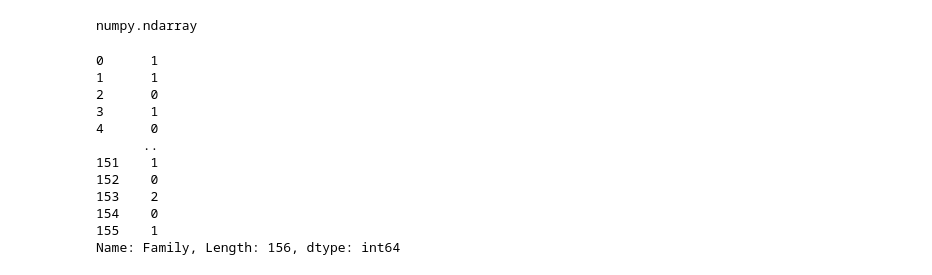
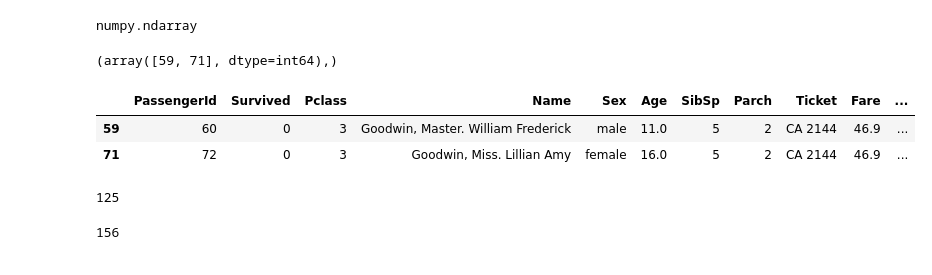
Before and after one commit to ShimnaA/Machine_Learning, a Jupyter notebook: Python/Pandas_data_manipulation.ipynb, the cells around one changed output. Drawn from its saved outputs; the diff is of its cells as text; code cells hidden in the pictures.

```diff
--- a/Python/Pandas_data_manipulation.ipynb
+++ b/Python/Pandas_data_manipulation.ipynb
@@ -278,16 +278,14 @@ numpy.ndarray
 # %%
 titanic_train['Family'] = titanic_train['SibSp'] + titanic_train['Parch']
 titanic_train['Family']
+most_family = np.where(titanic_train['Family'] == max(titanic_train['Family']))
-# %% [output]
-0      1
-1      1
-2      0
-3      1
-4      0
-      ..
-151    1
-152    0
-153    2
-154    0
-155    1
-Name: Family, Length: 156, dtype: int64
+# %%
+most_family
+# %% [output]
+(array([59, 71], dtype=int64),)
+# %%
+titanic_train.iloc[most_family]
+# %% [output]
+|  | PassengerId | Survived | Pclass | Name | Sex | Age | SibSp | Parch | Ticket | Fare | ... |
+| 59 | 60 | 0 | 3 | Goodwin, Master. William Frederick | male | 11.0 | 5 | 2 | CA 2144 | 46.9 | ... |
+| 71 | 72 | 0 | 3 | Goodwin, Miss. Lillian Amy | female | 16.0 | 5 | 2 | CA 2144 | 46.9 | ... |
@@ -293,0 +294,8 @@ Name: Family, Length: 156, dtype: int64
+# %%
+len(missing[0])
+# %% [output]
+125
+# %%
+len(titanic_train)
+# %% [output]
+156
```
Also changed, not shown: parts of 1 cell of this notebook, 1 other file.
